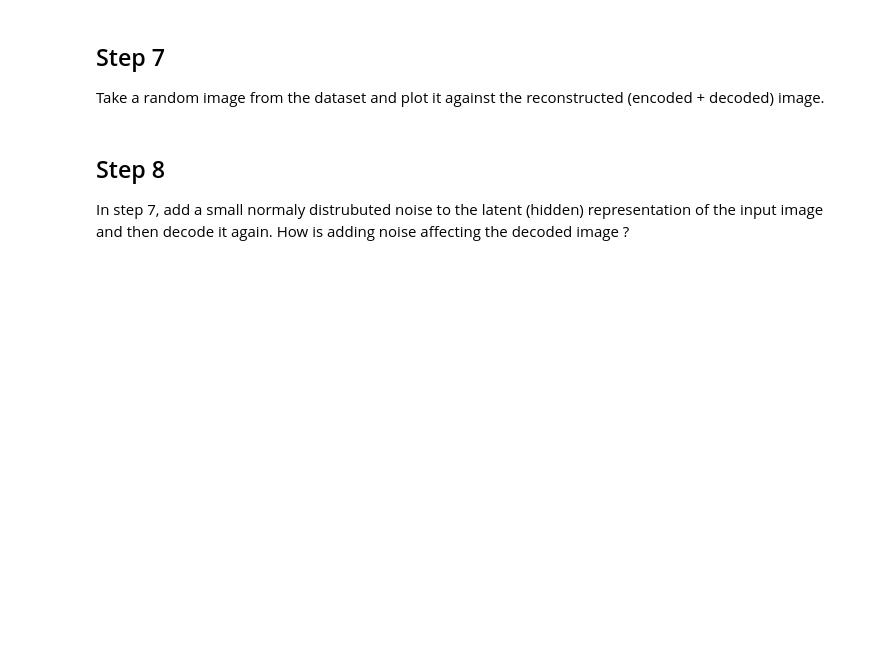
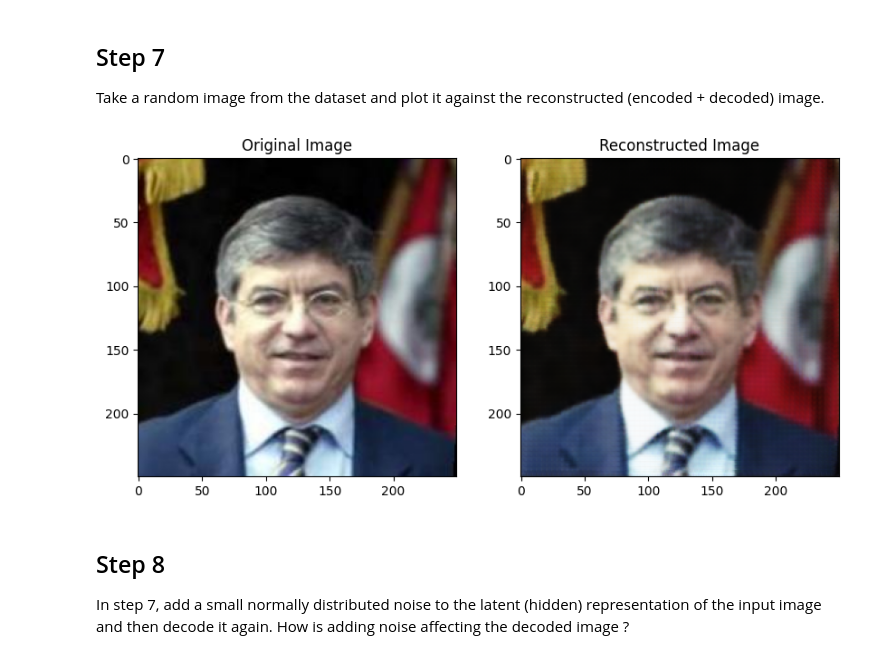
Before and after one commit to danielskjo/cecs-457, a Jupyter notebook: HW3/HW3.ipynb, the cells around one changed output. Cells and saved outputs as stored; diff of their text form; code cells hidden in the pictures; blank space fills up the shorter version.

```diff
--- a/HW3/HW3.ipynb
+++ b/HW3/HW3.ipynb
@@ -73,5 +154,3 @@ model =
 # %% [markdown]
 ##  Step 5
 Print total number of parameters in the model, explain what loss function you should use, create an optimizer for training
-# %%
-optim =
@@ -79,0 +163,3 @@ loss_function =
+# %%
+# Loss function as MSE
+loss_function = nn.MSELoss()
@@ -80,3 +168,6 @@ loss_function =
+# %%
+# Use Adam as the optimizer with the model parameters
+optim = optim.Adam(model.parameters())
 # %% [markdown]
 ##  Step 6
 Write a training loop and start trainng the model for several epochs. Report the loss value at the end of each epoch and monitor it. If your loss is not decreasing what do you have to do to troubleshoot it ?
@@ -89,4 +228,36 @@ plt.imshow()
+# %%
+# Set the model to evaluation mode
+model.eval()
+
+# Initialize inputs variable from dataloader
+for inputs, _ in dataloader:
+    break
+
+# Turn off gradient tracking for tensors
+with torch.no_grad():
+    # Run the input batch through the model (getting the decoded images)
+    outputs = model(inputs)
+
+# Rearrange the dimensions of the original and reconstructed image
+original_image = inputs[0].permute(1, 2, 0)
+reconstructed_image = outputs[0].permute(1, 2, 0)
+
+# Create subplots
+fig, axes = plt.subplots(1, 2, figsize=(10, 5))
+
+# Plot the original image
+axes[0].imshow(original_image)
+axes[0].set_title('Original Image')
+
+# Plot the reconstructed image
+axes[1].imshow(reconstructed_image)
+axes[1].set_title('Reconstructed Image')
+
+# Show the images
+plt.show()
+# %% [output]
+[figure, added]
 # %% [markdown]
 ##  Step 8
 
-In step 7, add a small normaly distrubuted noise to the latent (hidden) representation of the input image and then decode it again. How is adding noise affecting the decoded image ?
+In step 7, add a small normally distributed noise to the latent (hidden) representation of the input image and then decode it again. How is adding noise affecting the decoded image ?
```
Also changed, not shown: parts of 23 cells of this notebook.
